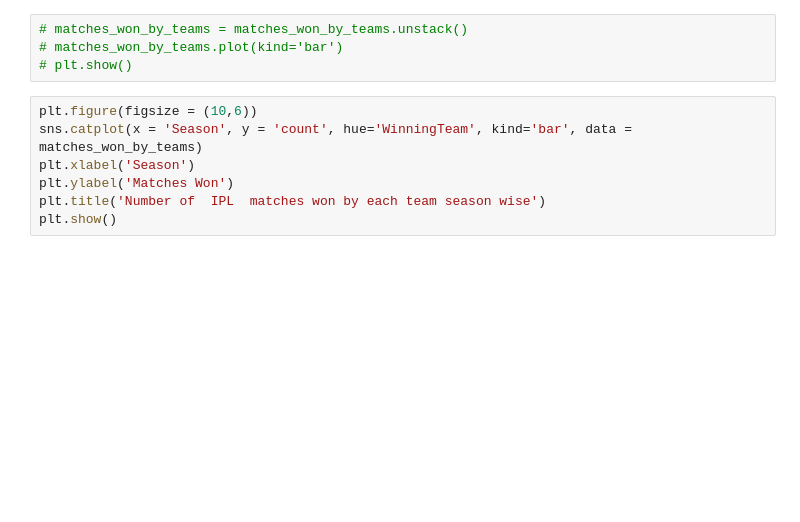
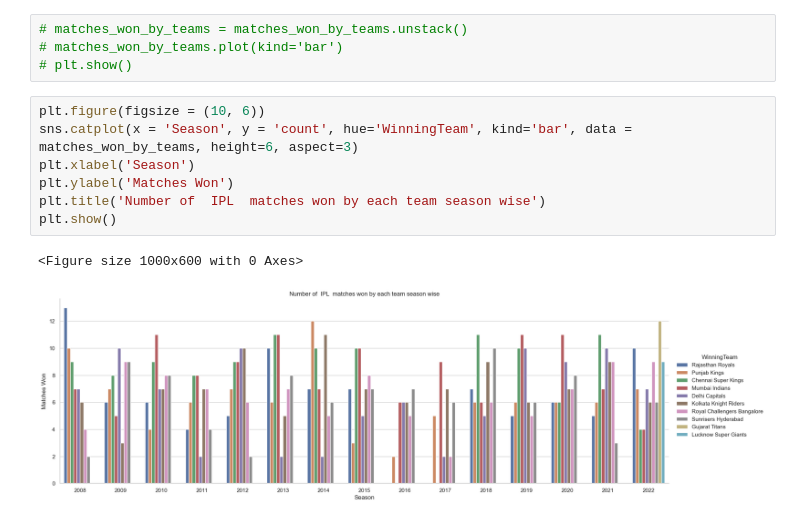
Before and after one commit to ahsmha/IPL-backend, a Jupyter notebook: model/statistics/teams/teams.ipynb, the cells around one changed output. Drawn from its saved outputs; the diff is of its cells as text; blank space fills up the shorter version.

```diff
--- a/model/statistics/teams/teams.ipynb
+++ b/model/statistics/teams/teams.ipynb
@@ -101,9 +232,12 @@ matches_won_by_teams
 # matches_won_by_teams.plot(kind='bar')
 # plt.show()
 # %%
-plt.figure(figsize = (10,6))
-sns.catplot(x = 'Season', y = 'count', hue='WinningTeam', kind='bar', data = matches_won_by_teams)
+plt.figure(figsize = (10, 6))
+sns.catplot(x = 'Season', y = 'count', hue='WinningTeam', kind='bar', data = matches_won_by_teams, height=6, aspect=3)
 plt.xlabel('Season')
 plt.ylabel('Matches Won')
 plt.title('Number of  IPL  matches won by each team season wise')
 plt.show()
+# %% [output]
+<Figure size 1000x600 with 0 Axes>
+[figure, added]
```
Also changed, not shown: parts of 13 cells of this notebook, 13 other files.
